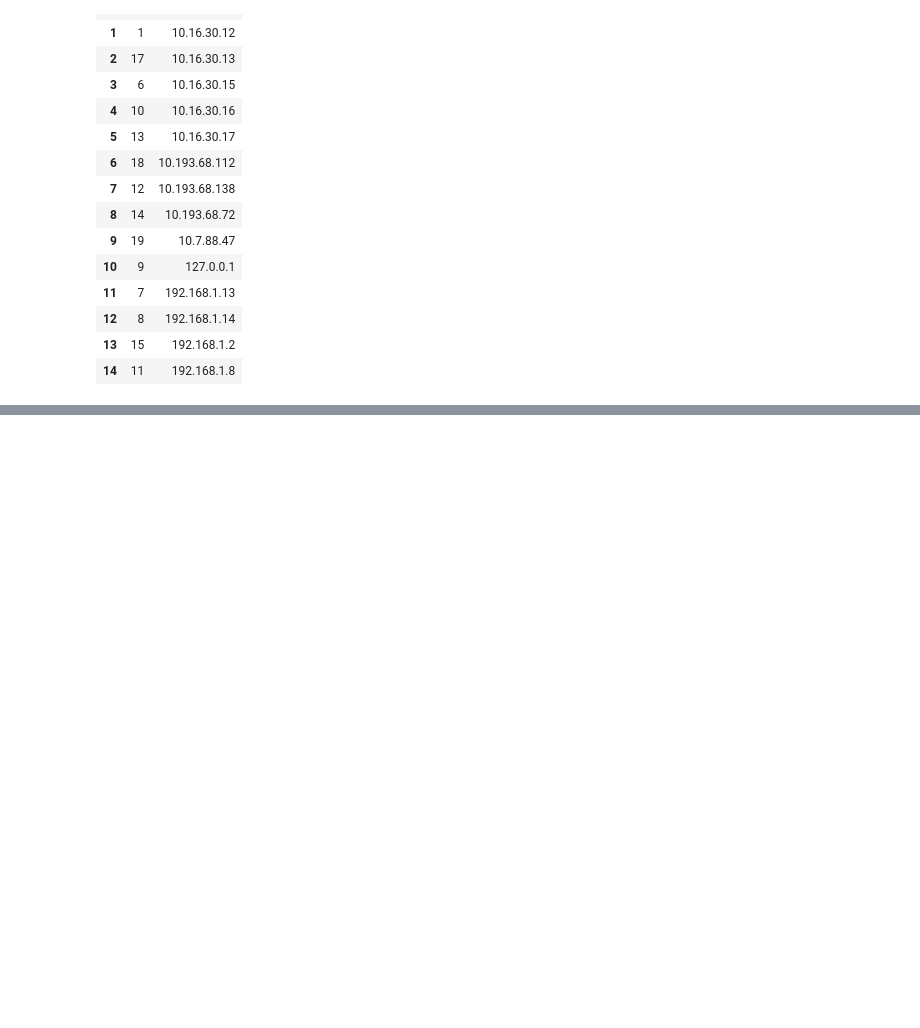
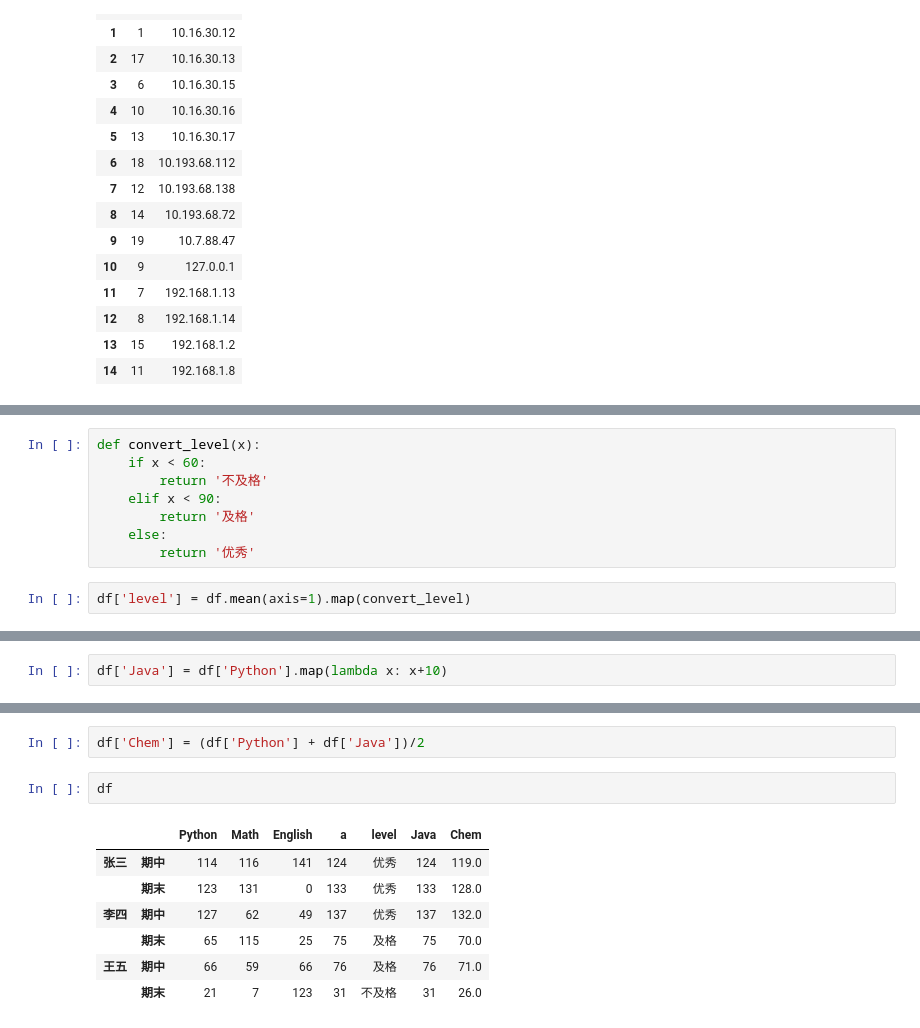
Before and after one commit to TinyHandsome/BookStudy, a Jupyter notebook: python_projects/2-千峰数据分析/7-pandas.ipynb, the cells around one changed output, grey strips where cells are left out. Drawn from its saved outputs; the diff is of its cells as text; blank space fills up the shorter version.

```diff
--- a/python_projects/2-千峰数据分析/7-pandas.ipynb
+++ b/python_projects/2-千峰数据分析/7-pandas.ipynb
@@ -1672,0 +1717,10 @@ df
+# %%
+def convert_level(x):
+    if x < 60:
+        return '不及格'
+    elif x < 90:
+        return '及格'
+    else:
+        return '优秀'
+# %%
+df['level'] = df.mean(axis=1).map(convert_level)
@@ -1672,0 +1737,2 @@ df
+# %%
+df['Java'] = df['Python'].map(lambda x: x+10)
@@ -1672,0 +1758,12 @@ df
+# %%
+df['Chem'] = (df['Python'] + df['Java'])/2
+# %%
+df
+# %% [output]
+|  |  | Python | Math | English | a | level | Java | Chem |
+| 张三 | 期中 | 114 | 116 | 141 | 124 | 优秀 | 124 | 119.0 |
+|  | 期末 | 123 | 131 | 0 | 133 | 优秀 | 133 | 128.0 |
+| 李四 | 期中 | 127 | 62 | 49 | 137 | 优秀 | 137 | 132.0 |
+|  | 期末 | 65 | 115 | 25 | 75 | 及格 | 75 | 70.0 |
+| 王五 | 期中 | 66 | 59 | 66 | 76 | 及格 | 76 | 71.0 |
+|  | 期末 | 21 | 7 | 123 | 31 | 不及格 | 31 | 26.0 |
```
Also changed, not shown: parts of 25 cells of this notebook, 1 other file.
